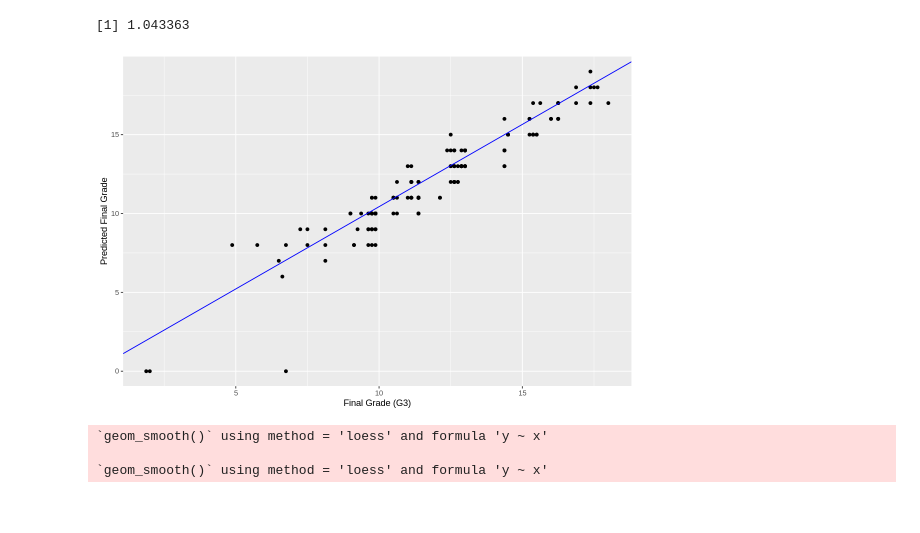
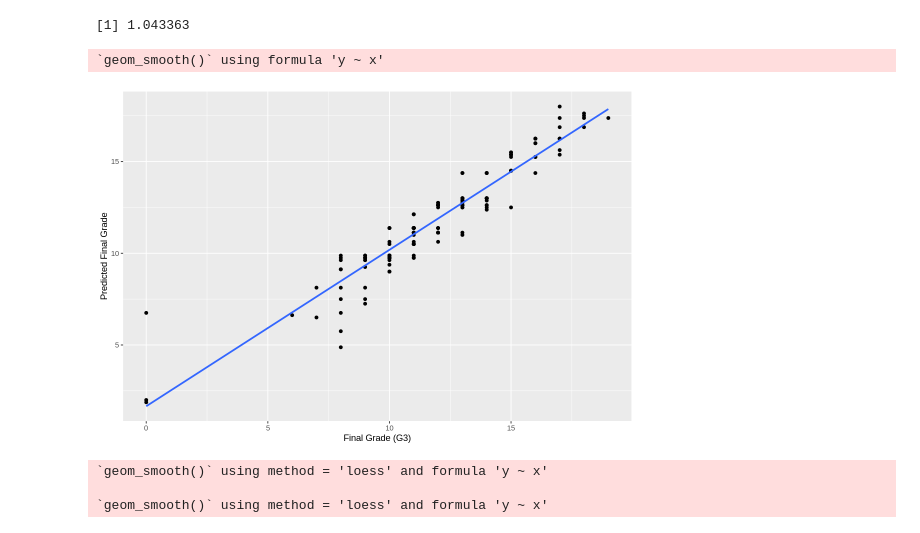
Before and after one commit to enignans/Group-3-Student-Performance-Data-Set, a Jupyter notebook: student-performance-dataset.ipynb, the cells around one changed output. Cells and saved outputs as stored; diff of their text form; code cells hidden in the pictures.

Commit message:
Changed the rmspe plot
Instead of using rmspe as slope, we used line of best fit

```diff
--- a/student-performance-dataset.ipynb
+++ b/student-performance-dataset.ipynb
@@ -288,22 +288,21 @@ student_summary %>% pull(.estimate)
 # %%
 student_preds <- predict(student_best_fit, student_testing) %>%
 bind_cols(student_testing)
 
 stats <- student_preds %>%
 select(G3, .pred)
 
 options(repr.plot.width = 9, repr.plot.height = 6)
 
-rmpse_plot <- ggplot(stats, aes(x = .pred, y = G3))+
-                    geom_point()+
-                    labs(x = "Final Grade (G3)", y = "Predicted Final Grade")+
-                    geom_abline(intercept = 0, slope = 1.04336300799848, color = "blue")
+predicted_vs_actual_plot <- ggplot(stats, aes(x = G3, y = .pred))+
+geom_point()+
+labs(x = "Final Grade (G3)", y = "Predicted Final Grade")+
+geom_smooth(method = "lm", se = FALSE)
 
-
-
-rmpse_plot
+predicted_vs_actual_plot
 # %% [output]
+`geom_smooth()` using formula 'y ~ x'
-[figure, old version]
+[figure, new version]
 # %%
 options(repr.plot.width = 15, rer.plot.height = 7)
 student_plot_g1 <- student_testing %>%
```
